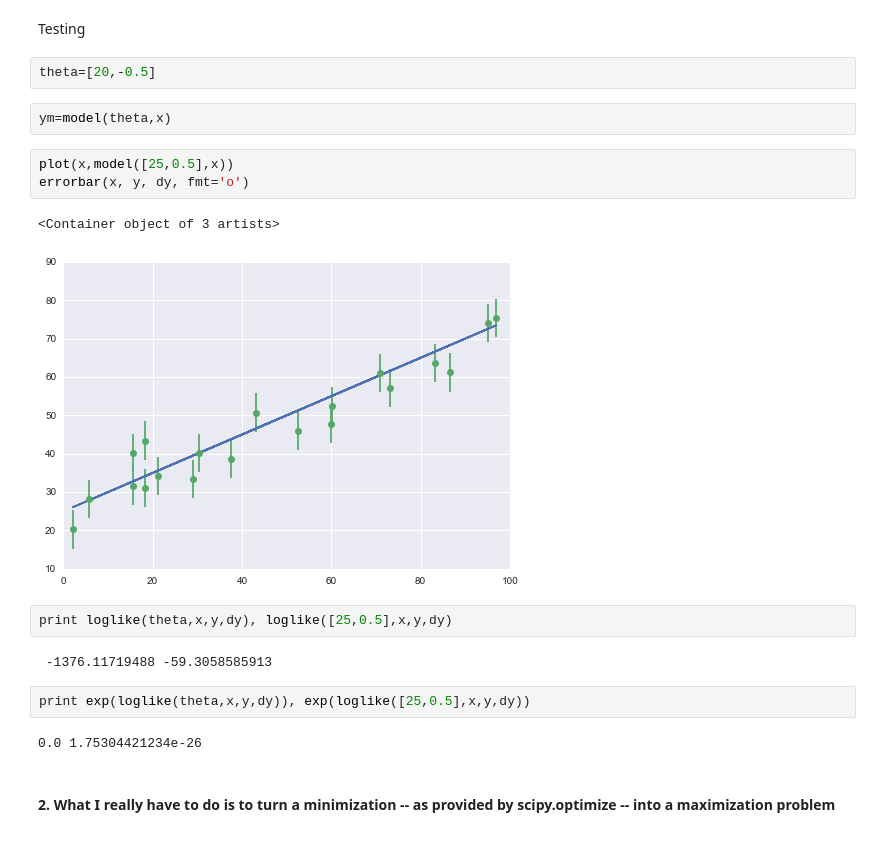
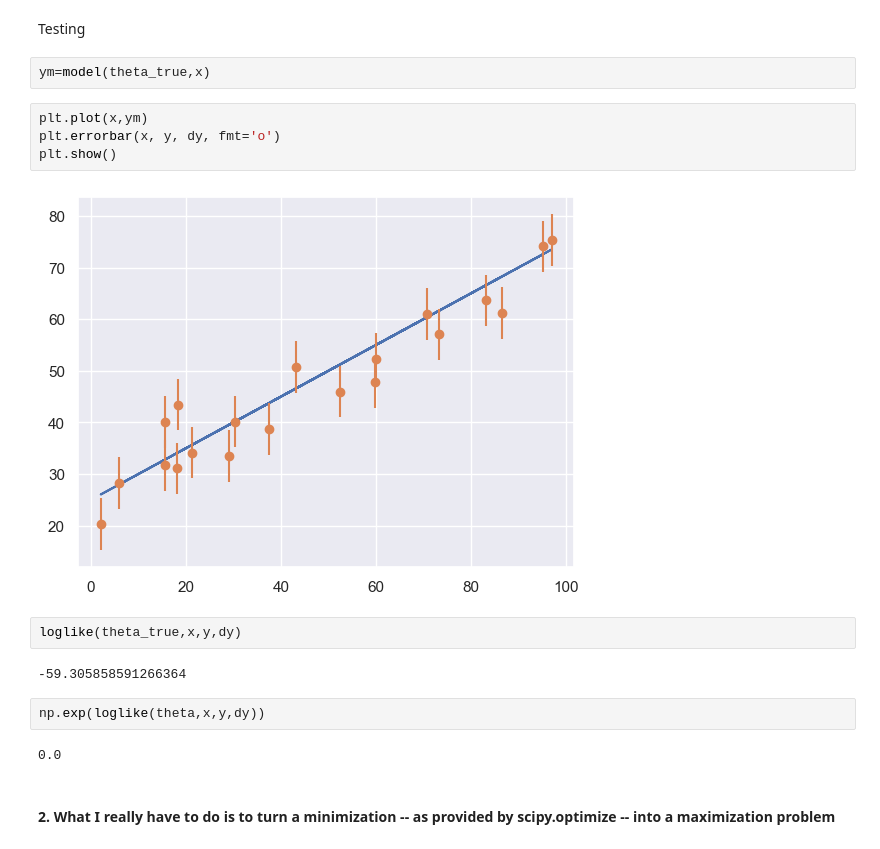
Before and after one commit to rsnemmen/BayesianAstronomy, a Jupyter notebook: 02-Simple-Bayesian-Modeling.ipynb, the cells around one changed output. Saved outputs shown, nothing was run; the diff lists cells and outputs as text.

```diff
--- a/02-Simple-Bayesian-Modeling.ipynb
+++ b/02-Simple-Bayesian-Modeling.ipynb
@@ -102,24 +102,22 @@ def loglike(theta,x,y,dy):
     return like.sum()
 # %% [markdown]
 Testing
-# %%
-theta=[20,-0.5]
 # %%
-ym=model(theta,x)
+ym=model(theta_true,x)
 # %%
-plot(x,model([25,0.5],x))
-errorbar(x, y, dy, fmt='o')
+plt.plot(x,ym)
+plt.errorbar(x, y, dy, fmt='o')
+plt.show()
 # %% [output]
-<Container object of 3 artists>
-[figure, old version]
+[figure, new version]
+# %%
+loglike(theta_true,x,y,dy)
+# %% [output]
+-59.305858591266364
 # %%
-print loglike(theta,x,y,dy), loglike([25,0.5],x,y,dy)
+np.exp(loglike(theta,x,y,dy))
 # %% [output]
- -1376.11719488 -59.3058585913
+0.0
-# %%
-print exp(loglike(theta,x,y,dy)), exp(loglike([25,0.5],x,y,dy))
-# %% [output]
-0.0 1.75304421234e-26
 # %% [markdown]
 #### 2. What I really have to do is to turn a minimization -- as provided by scipy.optimize -- into a maximization problem
 # %%
```
Also changed, not shown: parts of 2 cells of this notebook.
